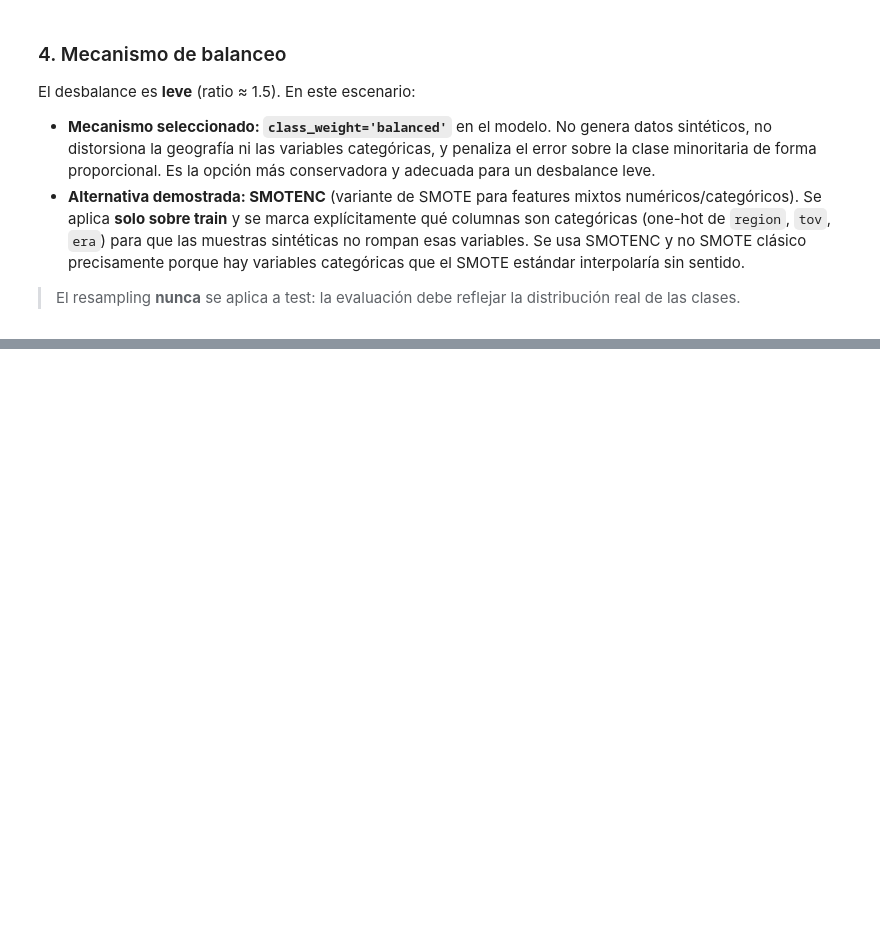
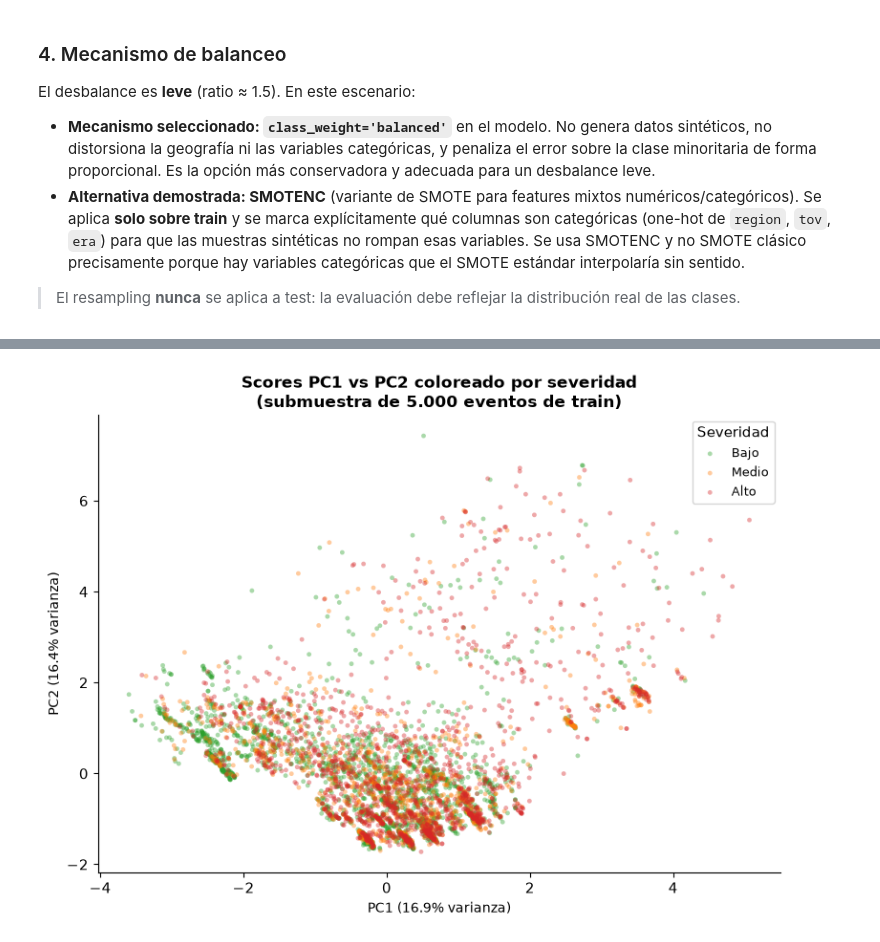
Before and after one commit to santiagoruizvt/AdD-Grupo-8-UCDP-GED, a Jupyter notebook: Grupo8-UCDP-GED.ipynb, the cells around one changed output, grey strips where cells are left out. Saved outputs shown, nothing was run; the diff lists cells and outputs as text; code cells hidden in the pictures; blank space fills up the shorter version.

```diff
--- a/Grupo8-UCDP-GED.ipynb
+++ b/Grupo8-UCDP-GED.ipynb
@@ -1393,0 +1751,30 @@ SMOTENC (demostración sobre submuestra de 30.000 filas de train):
+# %%
+# ─────────────────────────────────────────────
+# 5) Visualizacion de scores: PC1 vs PC2
+#    Permite ver la separacion entre clases de severidad
+# ─────────────────────────────────────────────
+np.random.seed(42)
+n_sample = min(5000, len(X_train_pca))
+sample_idx = np.random.choice(len(X_train_pca), size=n_sample, replace=False)
+
+scores_sample = X_train_pca[sample_idx, :2]
+labels_sample = y_train.iloc[sample_idx].values
+
+colors_map = {0: '#2ca02c', 1: '#ff7f0e', 2: '#d62728'}
+label_names = {0: 'Bajo', 1: 'Medio', 2: 'Alto'}
+
+fig, ax = plt.subplots(figsize=(8, 6))
+for cls in [0, 1, 2]:
+    mask = labels_sample == cls
+    ax.scatter(scores_sample[mask, 0], scores_sample[mask, 1],
+               c=colors_map[cls], label=label_names[cls],
+               alpha=0.4, s=12, edgecolors='none')
+
+ax.set_xlabel(f'PC1 ({pca_k.explained_variance_ratio_[0]*100:.1f}% varianza)')
+ax.set_ylabel(f'PC2 ({pca_k.explained_variance_ratio_[1]*100:.1f}% varianza)')
+ax.set_title('Scores PC1 vs PC2 coloreado por severidad\n(submuestra de 5.000 eventos de train)', fontweight='bold')
+ax.legend(title='Severidad', fontsize=9)
+plt.tight_layout()
+plt.show()
+# %% [output]
+[figure, added]
```
Also changed, not shown: parts of 24 cells of this notebook.
